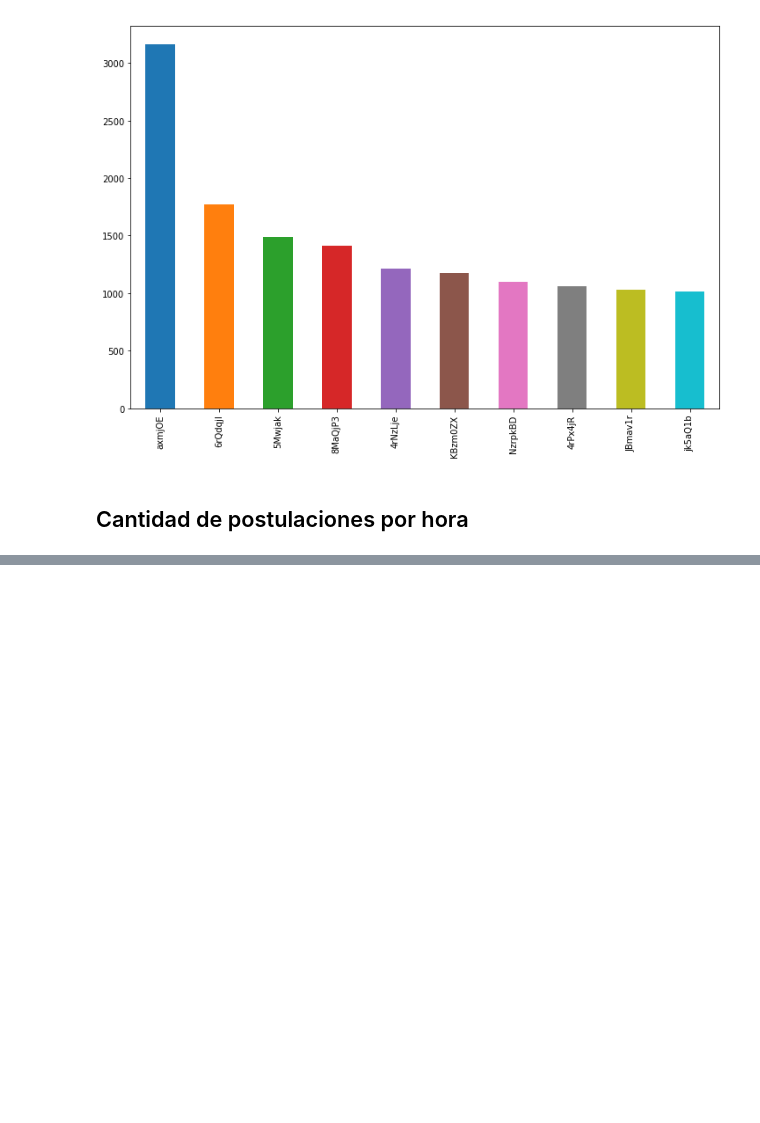
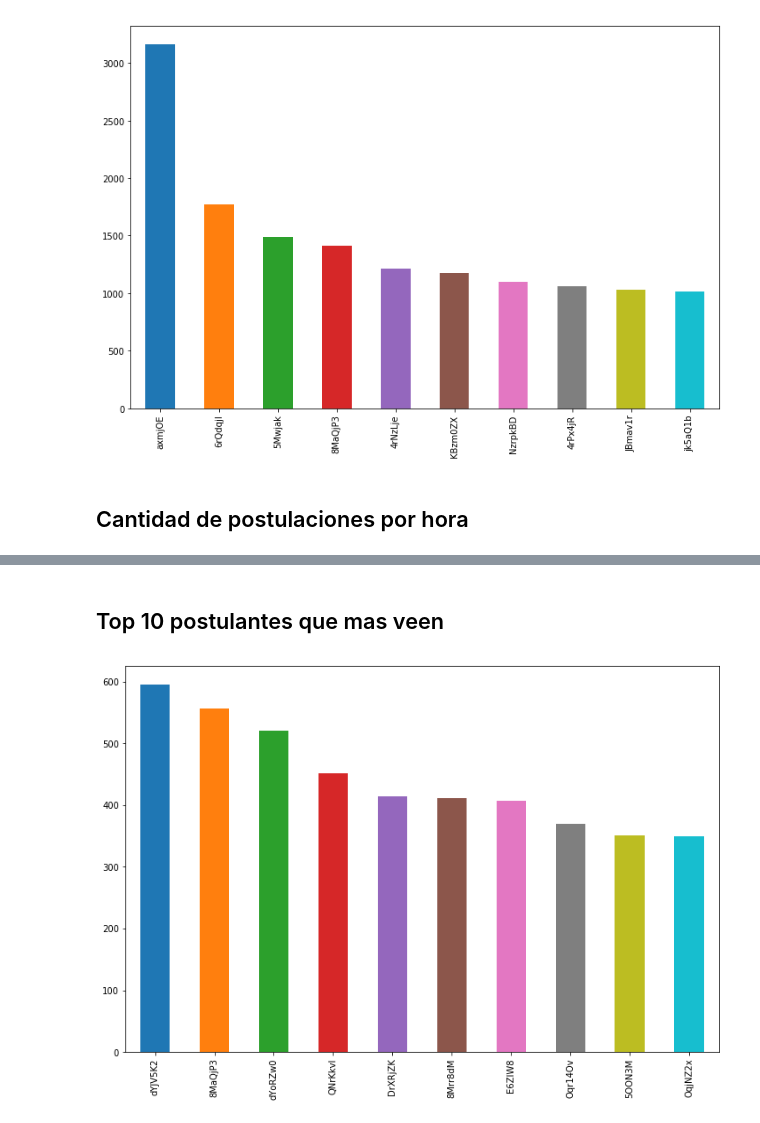
Before and after one commit to lucioll/NaventDatosTP, a Jupyter notebook: TP1Fabri.ipynb, the cells around one changed output, grey strips where cells are left out. Drawn from its saved outputs; the diff is of its cells as text; code cells hidden in the pictures; blank space fills up the shorter version.

```diff
--- a/TP1Fabri.ipynb
+++ b/TP1Fabri.ipynb
@@ -84,0 +85,8 @@ post.groupby('hours').count()['idpostulante'].plot(figsize=(14,4));
+# %% [markdown]
+## Top 10 postulantes que mas veen
+# %%
+vista_x_postulante = vi['idpostulante'].value_counts().sort_values(ascending=False)
+top10postvistas = vista_x_postulante.head(10)
+top10postvistas.plot(kind='bar',figsize=(12,8));
+# %% [output]
+[figure, added]
```
Also changed, not shown: parts of 8 cells of this notebook, 1 other file.
